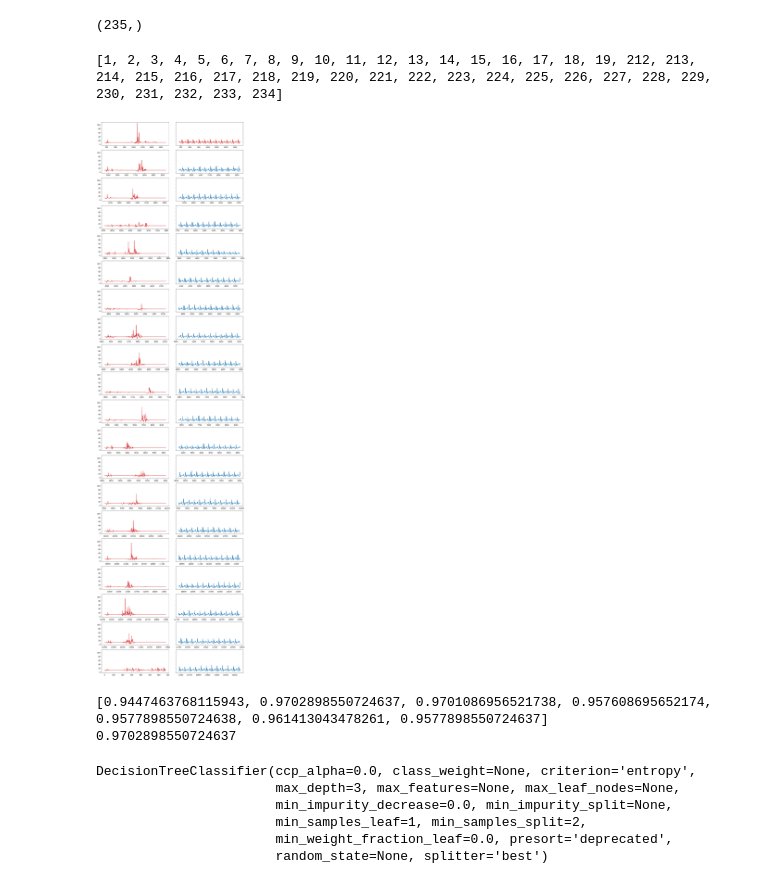
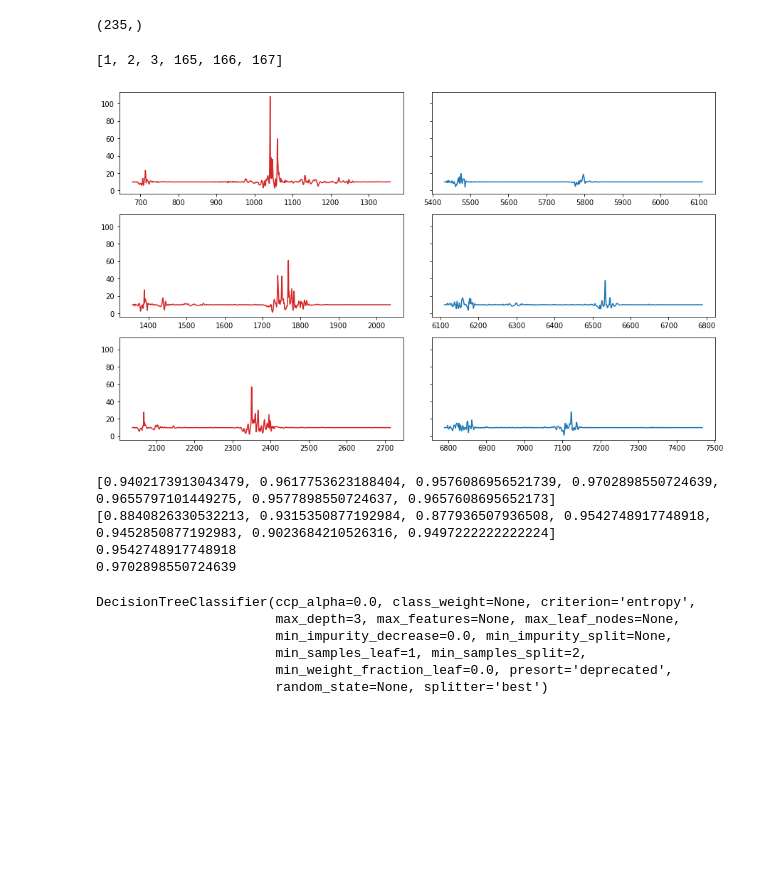
Before and after one commit to tomh12player/FallDetector, a Jupyter notebook: final/Fall Detector .ipynb, the cells around one changed output. Drawn from its saved outputs; the diff is of its cells as text; code cells hidden in the pictures; blank space fills up the shorter version.

```diff
--- a/final/Fall Detector .ipynb
+++ b/final/Fall Detector .ipynb
@@ -178,7 +179,7 @@ np.shape(y_train)
 # %%
 #visual some shit
 
-indecis = list(np.arange(1,20)) + list(np.arange(212,235))
+indecis = list(np.arange(1,4)) + list(np.arange(165,168))
 #indecis =list(np.arange(0,49))
 print(indecis)
 why = {}
@@ -193,30 +194,31 @@ for i in indecis:
     a_mag = np.sqrt(s)
     why[i] = a_mag
 # %% [output]
-[1, 2, 3, 4, 5, 6, 7, 8, 9, 10, 11, 12, 13, 14, 15, 16, 17, 18, 19, 212, 213, 214, 215, 216, 217, 218, 219, 220, 221, 222, 223, 224, 225, 226, 227, 228, 229, 230, 231, 232, 233, 234]
+[1, 2, 3, 165, 166, 167]
 # %%
 
 #m = int((49-0)/2)
-m = 20
+m = 3
 n = 2
 fig, ax = plt.subplots(m, n, sharey=True)
 fig.subplots_adjust(hspace=0.2, wspace=0.1)
 index = 0
 for i in range(n):
     for j in range(m):
         if index < len(indecis)/2:
             color = 'tab:red'
         else:
             color = 'tab:blue'
         ax[j, i].plot(why[indecis[index]],color)
         index+=1
 fig.set_figheight(m*3)
 fig.set_figwidth(15)
 
 
+
 #fig
 # %% [output]
-[figure, old version]
+[figure, new version]
 # %%
 #now lets do some 5 fold cross validation and see how we do
 #lets have max depth be 5
@@ -226,22 +228,31 @@ n_splits = 10
 kf = KFold(n_splits= n_splits, shuffle= True)
 
 depth_scores = []
+recalls = []
 
 depths = [1,3,4,5,6,7,10]
 for max_depth in depths:
     scores = []
+    recall = []
     for train_index, test_index in kf.split(x_train_features):
         tree = DecisionTreeClassifier(max_depth= max_depth, criterion= 'entropy')
         tree.fit(x_train_features[train_index],y_train[train_index])
         scores.append(tree.score(x_train_features[test_index],y_train[test_index]))
+        recall.append(recall_score(y_train[test_index],tree.predict(x_train_features[test_index]),average='macro'))
     depth_scores.append(sum(scores)/n_splits)
+    recalls.append(sum(recall)/n_splits)
+
 
 #print(sum(scores)/10)
 print(depth_scores)
+print(recalls)
+print(max(recalls))
 print(max(depth_scores))
 # %% [output]
-[0.9447463768115943, 0.9702898550724637, 0.9701086956521738, 0.957608695652174, 0.9577898550724638, 0.961413043478261, 0.9577898550724637]
-0.9702898550724637
+[0.9402173913043479, 0.9617753623188404, 0.9576086956521739, 0.9702898550724639, 0.9655797101449275, 0.9577898550724637, 0.9657608695652173]
+[0.8840826330532213, 0.9315350877192984, 0.877936507936508, 0.9542748917748918, 0.9452850877192983, 0.9023684210526316, 0.9497222222222224]
+0.9542748917748918
+0.9702898550724639
 # %%
 #now lets train on the whole data set and predict on some held out data
 
```
Also changed, not shown: parts of 3 cells of this notebook, 3 other files.
